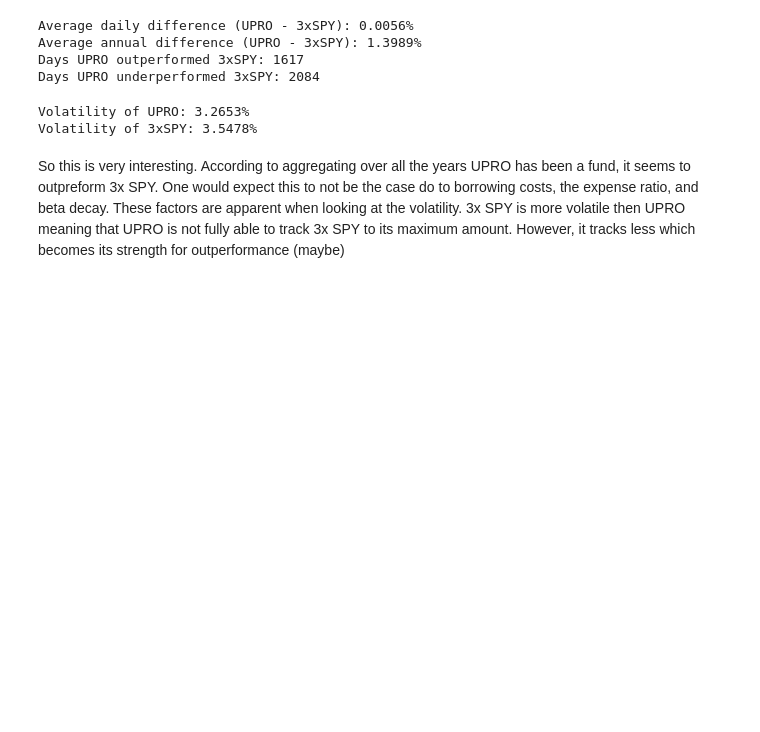
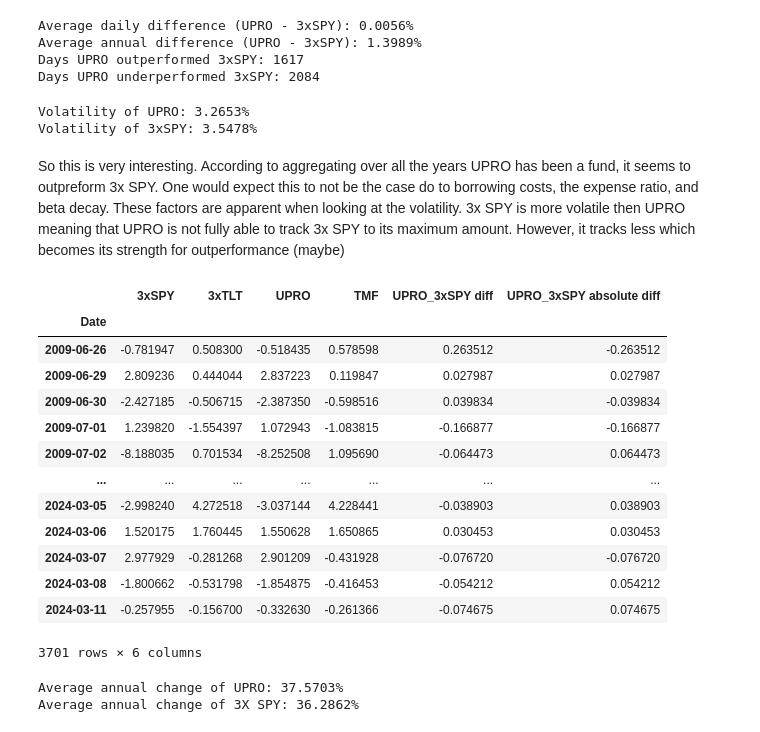
Before and after one commit to oTaira/BTBJ, a Jupyter notebook: BTBJ.ipynb, the cells around one changed output. Drawn from its saved outputs; the diff is of its cells as text; code cells hidden in the pictures; blank space fills up the shorter version.

Commit message:
UPRO vs 3x SPY CAGR calc

```diff
--- a/BTBJ.ipynb
+++ b/BTBJ.ipynb
@@ -399,3 +399,32 @@ Volatility of UPRO: 3.2653%
 Volatility of 3xSPY: 3.5478%
 # %% [markdown]
 So this is very interesting. According to aggregating over all the years UPRO has been a fund, it seems to outpreform 3x SPY. One would expect this to not be the case do to borrowing costs, the expense ratio, and beta decay. These factors are apparent when looking at the volatility. 3x SPY is more volatile then UPRO meaning that UPRO is not fully able to track 3x SPY to its maximum amount. However, it tracks less which becomes its strength for outperformance (maybe)
+# %%
+oldest_upro_date = complete_df['UPRO'].dropna().index.min()
+filtered_df = complete_df[complete_df.index >= oldest_upro_date]
+display(filtered_df)
+yearly_sum_upro = filtered_df['UPRO'].dropna().resample('YE').sum()
+yearly_sum_3xspy = filtered_df['3xSPY'].dropna().resample('YE').sum()
+
+average_annual_change_upro = yearly_sum_upro.sum() / len(yearly_sum_upro)
+average_annual_change_3xspy = yearly_sum_3xspy.sum() / len(yearly_sum_3xspy)
+
+print(f"Average annual change of UPRO: {average_annual_change_upro:.4f}%")
+print(f"Average annual change of 3X SPY: {average_annual_change_3xspy:.4f}%")
+# %% [output]
+|  | 3xSPY | 3xTLT | UPRO | TMF | UPRO_3xSPY diff | UPRO_3xSPY absolute diff |
+| Date |  |  |  |  |  |  |
+| 2009-06-26 | -0.781947 | 0.508300 | -0.518435 | 0.578598 | 0.263512 | -0.263512 |
+| 2009-06-29 | 2.809236 | 0.444044 | 2.837223 | 0.119847 | 0.027987 | 0.027987 |
+| 2009-06-30 | -2.427185 | -0.506715 | -2.387350 | -0.598516 | 0.039834 | -0.039834 |
+| 2009-07-01 | 1.239820 | -1.554397 | 1.072943 | -1.083815 | -0.166877 | -0.166877 |
+| 2009-07-02 | -8.188035 | 0.701534 | -8.252508 | 1.095690 | -0.064473 | 0.064473 |
+| ... | ... | ... | ... | ... | ... | ... |
+| 2024-03-05 | -2.998240 | 4.272518 | -3.037144 | 4.228441 | -0.038903 | 0.038903 |
+| 2024-03-06 | 1.520175 | 1.760445 | 1.550628 | 1.650865 | 0.030453 | 0.030453 |
+| 2024-03-07 | 2.977929 | -0.281268 | 2.901209 | -0.431928 | -0.076720 | -0.076720 |
+| 2024-03-08 | -1.800662 | -0.531798 | -1.854875 | -0.416453 | -0.054212 | 0.054212 |
+| 2024-03-11 | -0.257955 | -0.156700 | -0.332630 | -0.261366 | -0.074675 | 0.074675 |
+3701 rows × 6 columns
+Average annual change of UPRO: 37.5703%
+Average annual change of 3X SPY: 36.2862%
```
